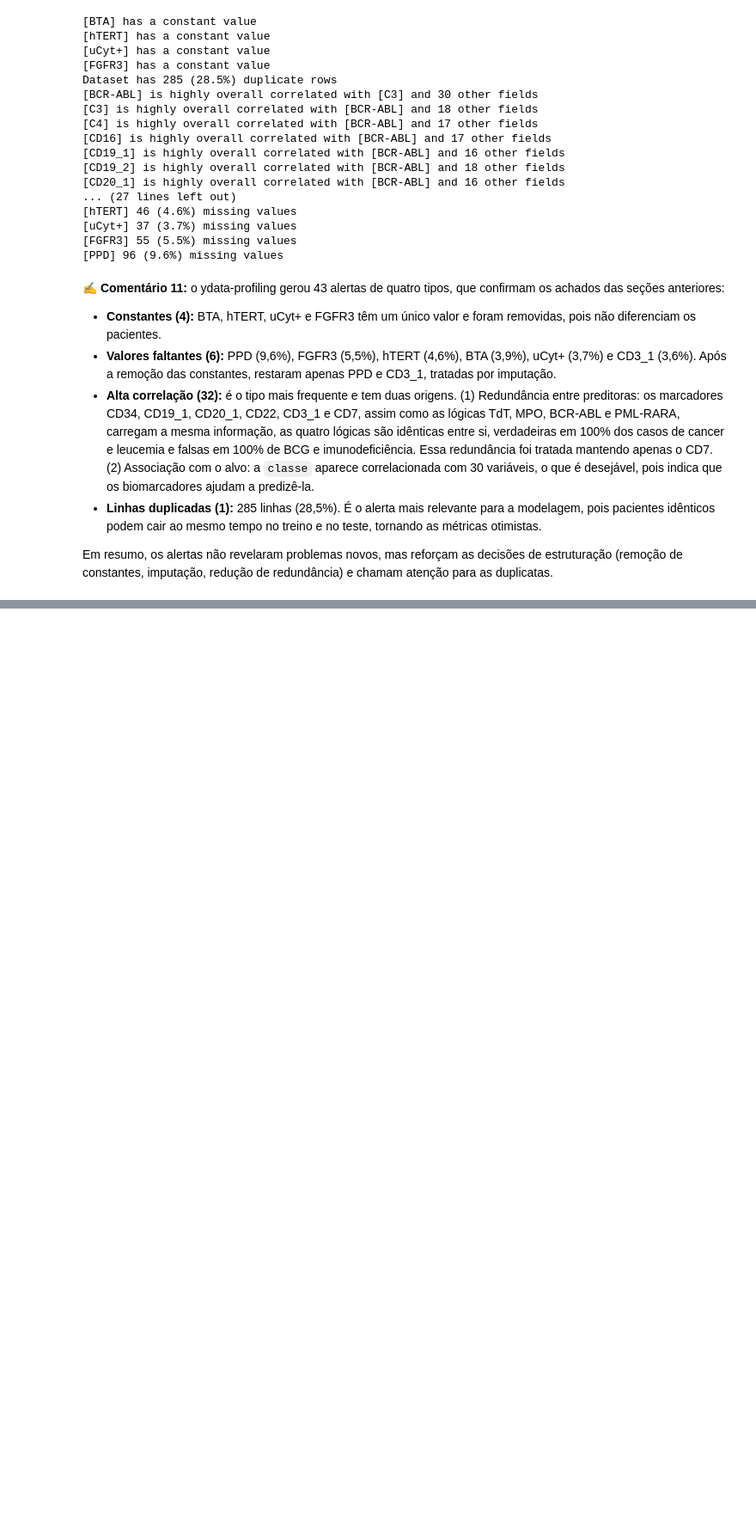
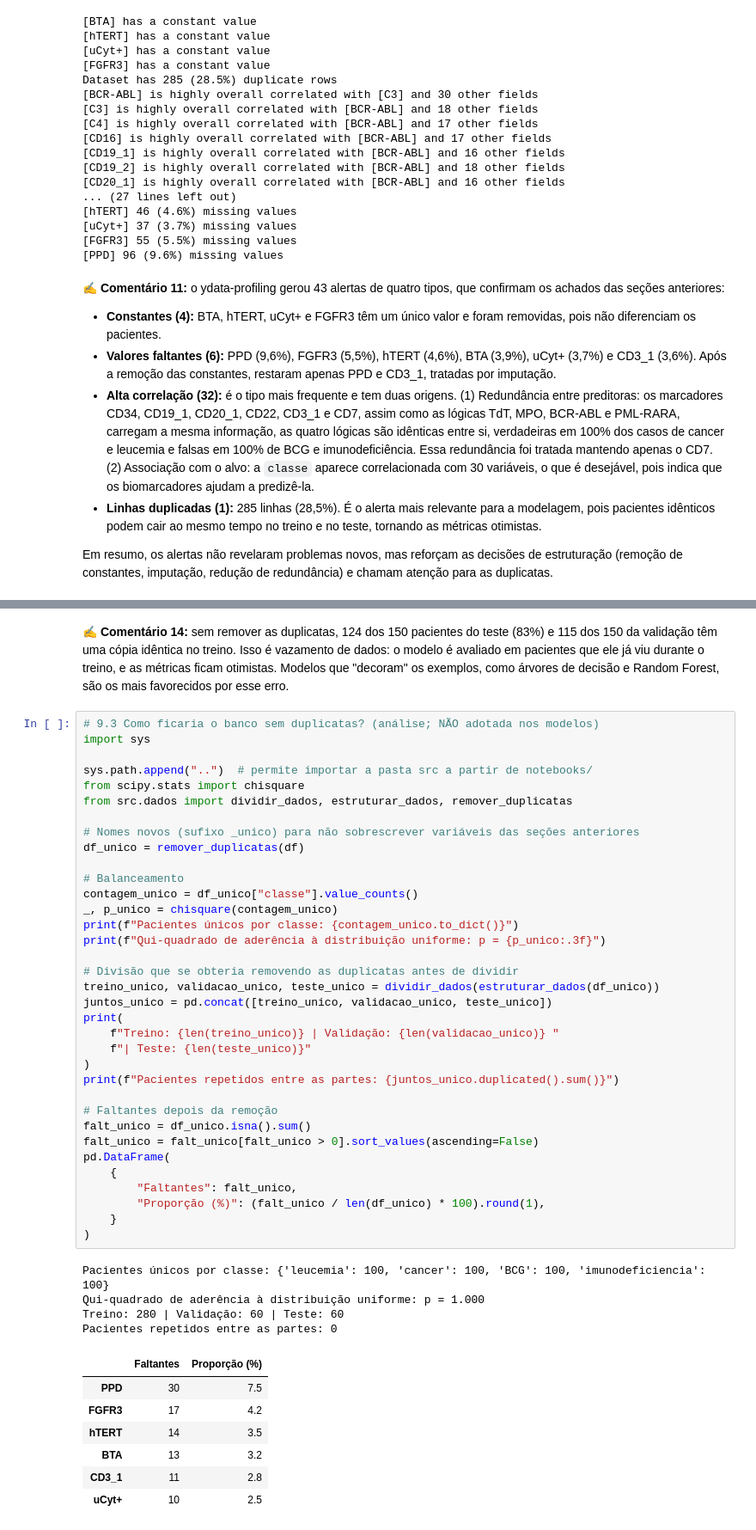
Before and after one commit to GabrielaKoerich/projeto_python_ml, a Jupyter notebook: notebooks/01_AED_relatorio_comentado.ipynb, the cells around one changed output, grey strips where cells are left out. Shown at 86% size. Cells and saved outputs as stored; diff of their text form; blank space fills up the shorter version.

```diff
--- a/notebooks/01_AED_relatorio_comentado.ipynb
+++ b/notebooks/01_AED_relatorio_comentado.ipynb
@@ -600,0 +680,49 @@ Em resumo, os alertas não revelaram problemas novos, mas reforçam as decisões
+# %% [markdown]
+✍️ **Comentário 14:** sem remover as duplicatas, 124 dos 150 pacientes do teste (83%) e 115 dos 150 da validação têm uma cópia idêntica no treino. Isso é vazamento de dados: o modelo é avaliado em pacientes que ele já viu durante o treino, e as métricas ficam otimistas. Modelos que "decoram" os exemplos, como árvores de decisão e Random Forest, são os mais favorecidos por esse erro.
+# %%
+# 9.3 Como ficaria o banco sem duplicatas? (análise; NÃO adotada nos modelos)
+import sys
+
+sys.path.append("..")  # permite importar a pasta src a partir de notebooks/
+from scipy.stats import chisquare
+from src.dados import dividir_dados, estruturar_dados, remover_duplicatas
+
+# Nomes novos (sufixo _unico) para não sobrescrever variáveis das seções anteriores
+df_unico = remover_duplicatas(df)
+
+# Balanceamento
+contagem_unico = df_unico["classe"].value_counts()
+_, p_unico = chisquare(contagem_unico)
+print(f"Pacientes únicos por classe: {contagem_unico.to_dict()}")
+print(f"Qui-quadrado de aderência à distribuição uniforme: p = {p_unico:.3f}")
+
+# Divisão que se obteria removendo as duplicatas antes de dividir
+treino_unico, validacao_unico, teste_unico = dividir_dados(estruturar_dados(df_unico))
+juntos_unico = pd.concat([treino_unico, validacao_unico, teste_unico])
+print(
+    f"Treino: {len(treino_unico)} | Validação: {len(validacao_unico)} "
+    f"| Teste: {len(teste_unico)}"
+)
+print(f"Pacientes repetidos entre as partes: {juntos_unico.duplicated().sum()}")
+
+# Faltantes depois da remoção
+falt_unico = df_unico.isna().sum()
+falt_unico = falt_unico[falt_unico > 0].sort_values(ascending=False)
+pd.DataFrame(
+    {
+        "Faltantes": falt_unico,
+        "Proporção (%)": (falt_unico / len(df_unico) * 100).round(1),
+    }
+)
+# %% [output]
+Pacientes únicos por classe: {'leucemia': 100, 'cancer': 100, 'BCG': 100, 'imunodeficiencia': 100}
+Qui-quadrado de aderência à distribuição uniforme: p = 1.000
+Treino: 280 | Validação: 60 | Teste: 60
+Pacientes repetidos entre as partes: 0
+|  | Faltantes | Proporção (%) |
+| PPD | 30 | 7.5 |
+| FGFR3 | 17 | 4.2 |
+| hTERT | 14 | 3.5 |
+| BTA | 13 | 3.2 |
+| CD3_1 | 11 | 2.8 |
+| uCyt+ | 10 | 2.5 |
```
Also changed, not shown: parts of 7 cells of this notebook, 8 other files.
